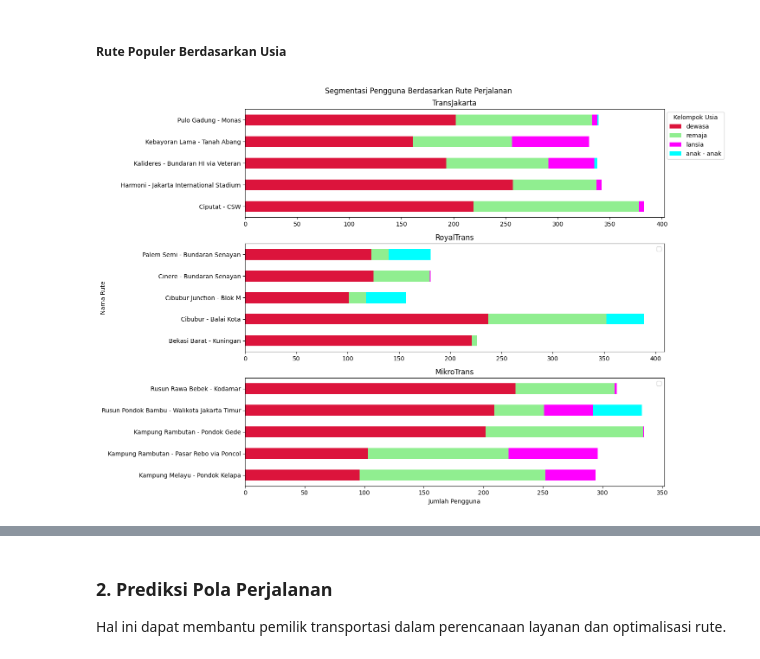
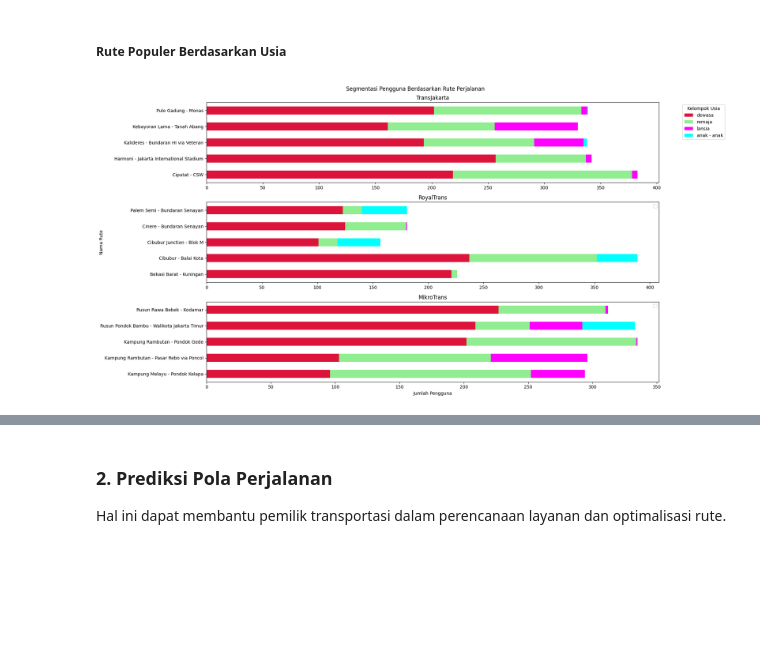
Before and after one commit to HilmySonaji/CP2, a Jupyter notebook: Capstone_Project_Module_2/CP2.ipynb, the cells around one changed output, grey strips where cells are left out. Saved outputs shown, nothing was run; the diff lists cells and outputs as text; code cells hidden in the pictures; blank space fills up the shorter version.

```diff
--- a/Capstone_Project_Module_2/CP2.ipynb
+++ b/Capstone_Project_Module_2/CP2.ipynb
@@ -296,7 +296,7 @@ lower_bound = Q1 - 1.5 * IQR                         # lower bound
 upper_bound = Q3 + 1.5 * IQR                         # upper bound
 
 # ubah nilai outliers menjadi median lalu simpan di kolom `tripMinutes`
-dfraw["tripMinutes"] = minutes_tripTime.where((minutes_tripTime >= lower_bound) & (minutes_tripTime <= upper_bound), median_tripTime)
+dfraw["tripMinutes"] = round(minutes_tripTime.where((minutes_tripTime >= lower_bound) & (minutes_tripTime <= upper_bound), median_tripTime))
 # %% [markdown]
 #### Kolom Baru `age` dan `ageGroup`
 mari kita buat kolom `age` berisikan usia yang digunakan berdasarkan *2023* - `payCardBirthDate` dan kolom `ageGroup` berisikan pengelompokan usia berdasarkan `age` yang dibagi menjadi:
@@ -433,35 +433,35 @@ counttr = agegrouping[(agegrouping['corridorName'].isin(top5tr)) & (agegrouping[
 countrt = agegrouping[(agegrouping['corridorName'].isin(top5rt)) & (agegrouping['busType'] == "RoyalTrans")]
 countmt = agegrouping[(agegrouping['corridorName'].isin(top5mt)) & (agegrouping['busType'] == "MikroTrans")]
 
 # dataframe jumlah koridor untuk setiap kelompok usia
 tr = counttr.groupby(['corridorName', 'ageGroup']).size().unstack(fill_value=0)
 rt = countrt.groupby(['corridorName', 'ageGroup']).size().unstack(fill_value=0)
 mt = countmt.groupby(['corridorName', 'ageGroup']).size().unstack(fill_value=0)
 
-fig, axs = plt.subplots(3, 1, figsize=(15, 10))
+fig, axs = plt.subplots(3, 1, figsize=(20, 10))
 fig.suptitle('Segmentasi Pengguna Berdasarkan Rute Perjalanan')
 
 colors = {'anak - anak': 'aqua', 'remaja': 'lightgreen', 'dewasa': 'crimson', 'lansia': 'magenta'}
 
 tr.plot(kind='barh', stacked=True, ax=axs[0], color=colors)
 rt.plot(kind='barh', stacked=True, ax=axs[1], color=colors)
 mt.plot(kind='barh', stacked=True, ax=axs[2], color=colors)
 
 axs[0].legend(title='Kelompok Usia', bbox_to_anchor=(1.15, 1))
 axs[1].legend("")
 axs[2].legend("")
 axs[0].set_title("TransJakarta")
 axs[1].set_title("RoyalTrans")
 axs[2].set_title("MikroTrans")
 axs[0].set_ylabel('')
 axs[1].set_ylabel('Nama Rute',labelpad=60)
 axs[2].set_ylabel('')
 axs[2].set_xlabel("Jumlah Pengguna")
 
 plt.tight_layout()
 plt.show()
 # %% [output]
-[figure, old version]
+[figure, new version]
 # %% [markdown]
 Insight:
 1. TransJakarta
```
Also changed, not shown: parts of 12 cells of this notebook.
